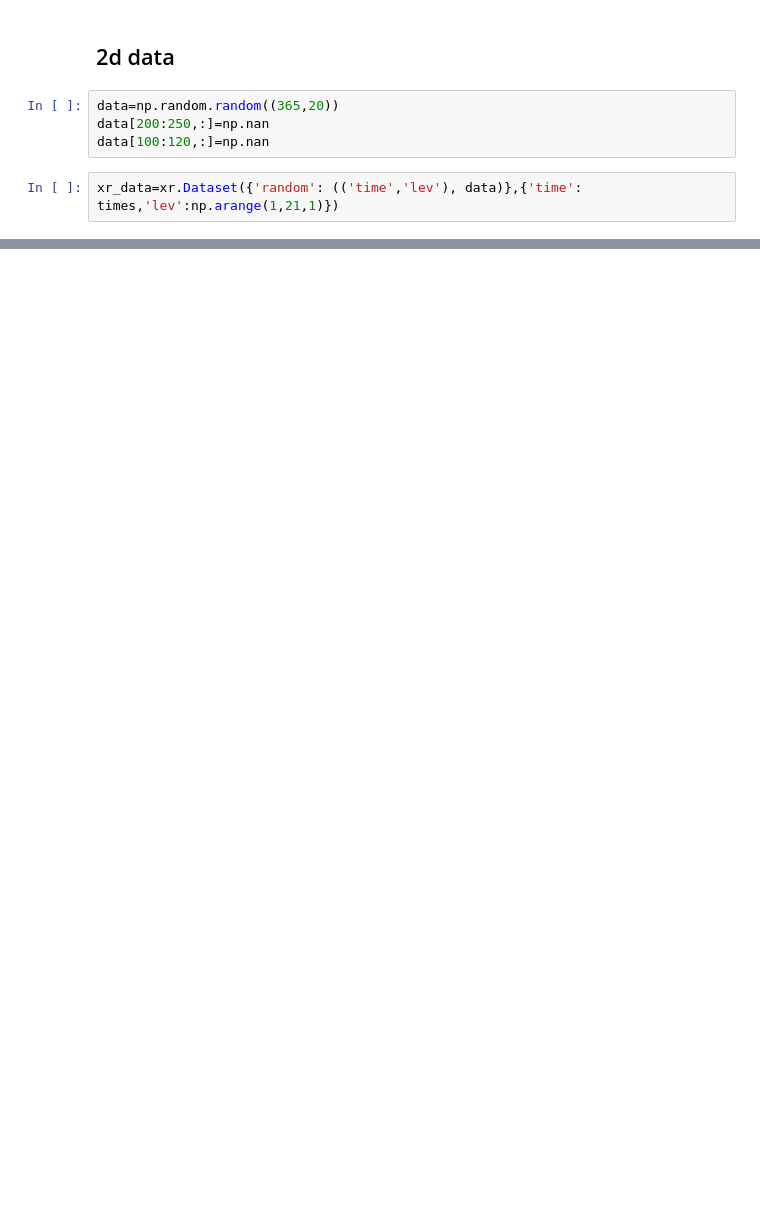
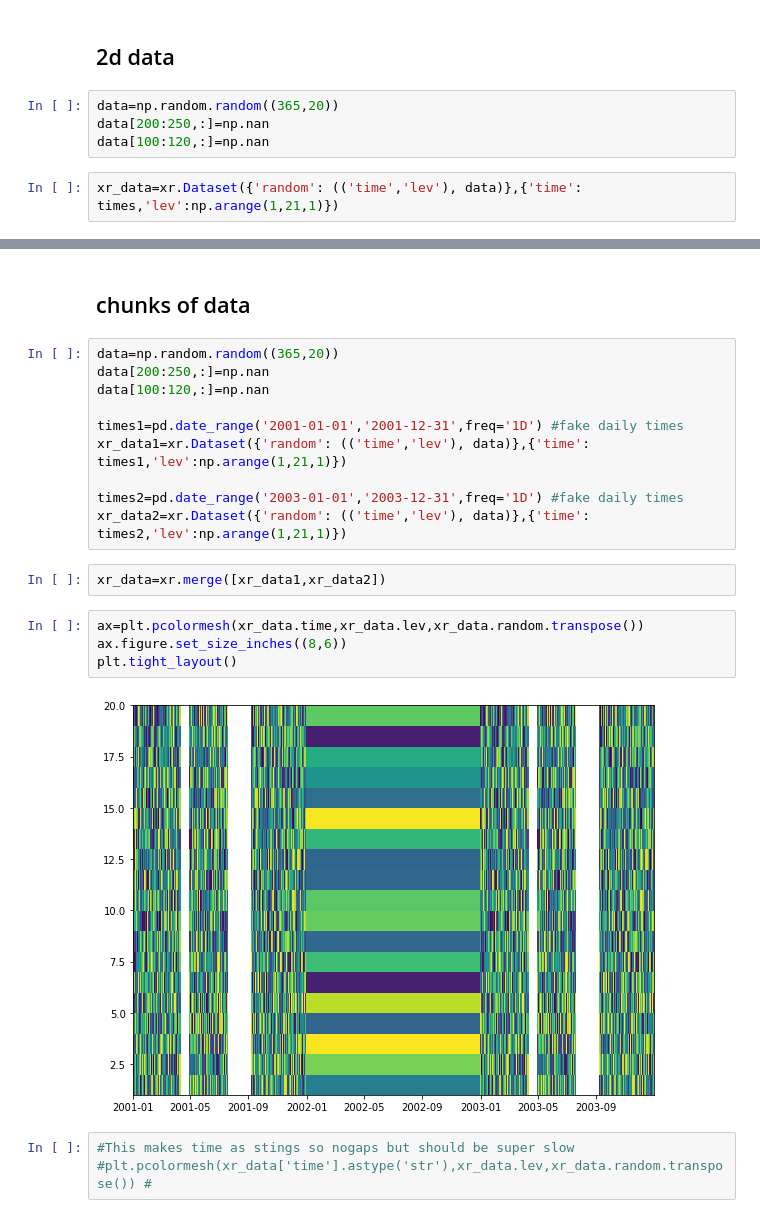
Before and after one commit to suvarchal/bjorn_related, a Jupyter notebook: Louise_contour.ipynb, the cells around one changed output, grey strips where cells are left out. Drawn from its saved outputs; the diff is of its cells as text; blank space fills up the shorter version.

```diff
--- a/Louise_contour.ipynb
+++ b/Louise_contour.ipynb
@@ -108,0 +109,23 @@ xr_data.groupby('time.week').apply(np.mean,axis=0).transpose().random.plot.pcolo
+# %% [markdown]
+## chunks of data
+# %%
+data=np.random.random((365,20))
+data[200:250,:]=np.nan
+data[100:120,:]=np.nan
+
+times1=pd.date_range('2001-01-01','2001-12-31',freq='1D') #fake daily times
+xr_data1=xr.Dataset({'random': (('time','lev'), data)},{'time': times1,'lev':np.arange(1,21,1)})
+
+times2=pd.date_range('2003-01-01','2003-12-31',freq='1D') #fake daily times
+xr_data2=xr.Dataset({'random': (('time','lev'), data)},{'time': times2,'lev':np.arange(1,21,1)})
+# %%
+xr_data=xr.merge([xr_data1,xr_data2])
+# %%
+ax=plt.pcolormesh(xr_data.time,xr_data.lev,xr_data.random.transpose())
+ax.figure.set_size_inches((8,6))
+plt.tight_layout()
+# %% [output]
+[figure, added]
+# %%
+#This makes time as stings so nogaps but should be super slow
+#plt.pcolormesh(xr_data['time'].astype('str'),xr_data.lev,xr_data.random.transpose()) #
```
Also changed, not shown: parts of 14 cells of this notebook.
